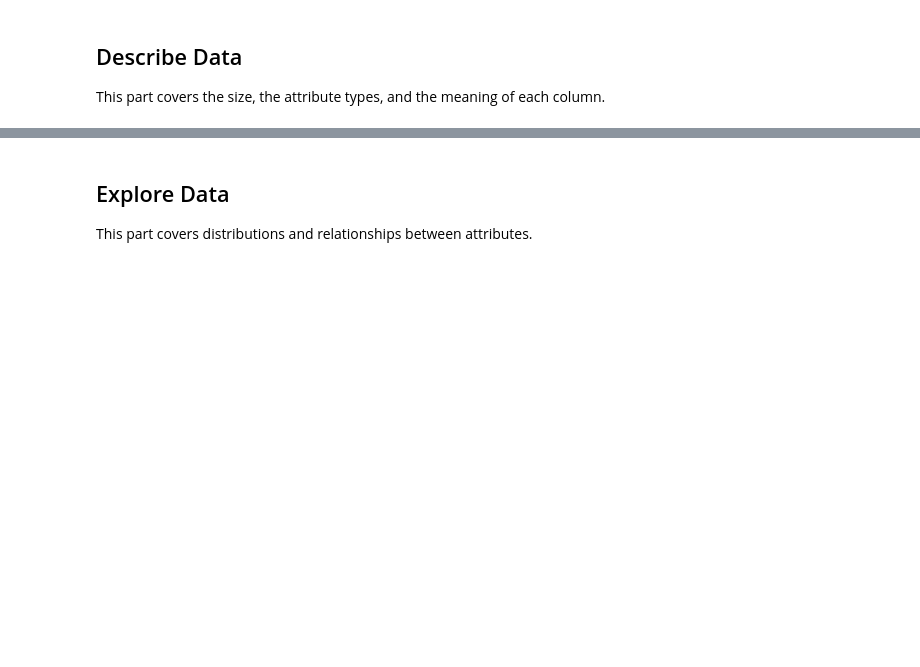
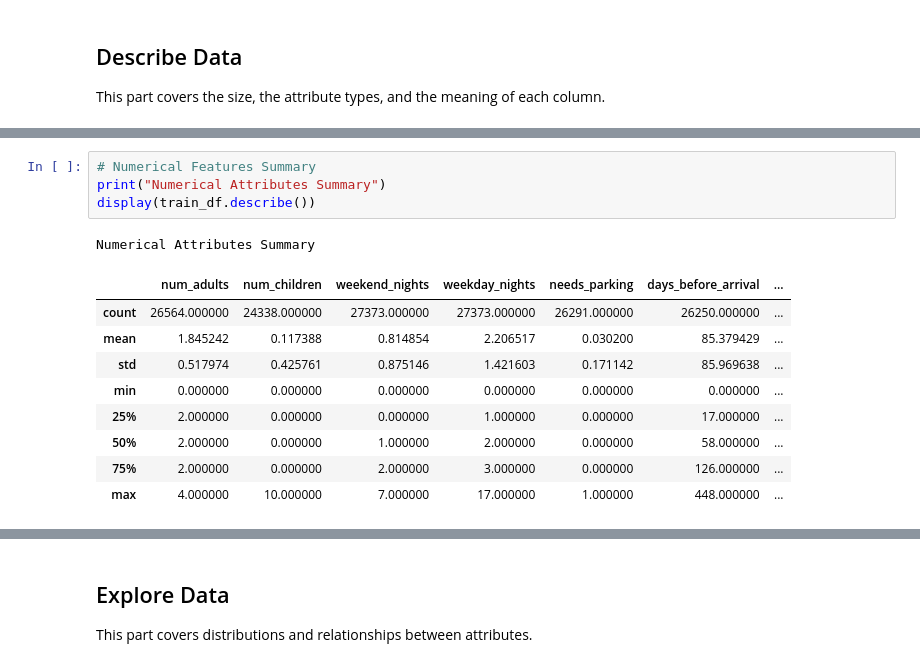
Before and after one commit to TheoMarvel/IF3170_G29_MiMHotels, a Jupyter notebook: output/Notebook_Tugas_Besar_2_IF3170_Inteligensi_Artifisial_2026_2027.ipynb, the cells around one changed output, grey strips where cells are left out. Saved outputs shown, nothing was run; the diff lists cells and outputs as text; blank space fills up the shorter version.

```diff
--- a/output/Notebook_Tugas_Besar_2_IF3170_Inteligensi_Artifisial_2026_2027.ipynb
+++ b/output/Notebook_Tugas_Besar_2_IF3170_Inteligensi_Artifisial_2026_2027.ipynb
@@ -131,0 +231,15 @@ This part covers the size, the attribute types, and the meaning of each column.
+# %%
+# Numerical Features Summary
+print("Numerical Attributes Summary")
+display(train_df.describe())
+# %% [output]
+Numerical Attributes Summary
+|  | num_adults | num_children | weekend_nights | weekday_nights | needs_parking | days_before_arrival | ... |
+| count | 26564.000000 | 24338.000000 | 27373.000000 | 27373.000000 | 26291.000000 | 26250.000000 | ... |
+| mean | 1.845242 | 0.117388 | 0.814854 | 2.206517 | 0.030200 | 85.379429 | ... |
+| std | 0.517974 | 0.425761 | 0.875146 | 1.421603 | 0.171142 | 85.969638 | ... |
+| min | 0.000000 | 0.000000 | 0.000000 | 0.000000 | 0.000000 | 0.000000 | ... |
+| 25% | 2.000000 | 0.000000 | 0.000000 | 1.000000 | 0.000000 | 17.000000 | ... |
+| 50% | 2.000000 | 0.000000 | 1.000000 | 2.000000 | 0.000000 | 58.000000 | ... |
+| 75% | 2.000000 | 0.000000 | 2.000000 | 3.000000 | 0.000000 | 126.000000 | ... |
+| max | 4.000000 | 10.000000 | 7.000000 | 17.000000 | 1.000000 | 448.000000 | ... |
```
Also changed, not shown: parts of 32 cells of this notebook.
